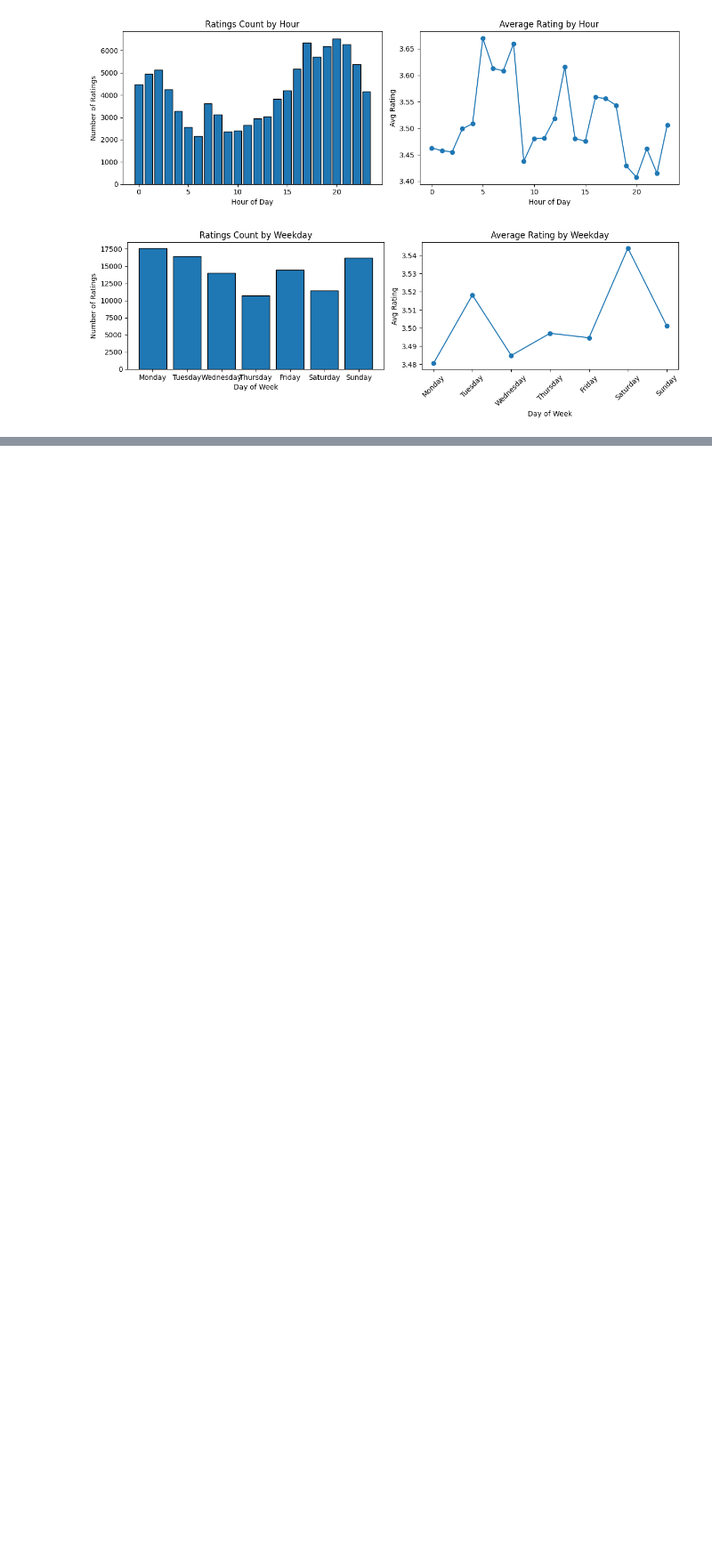
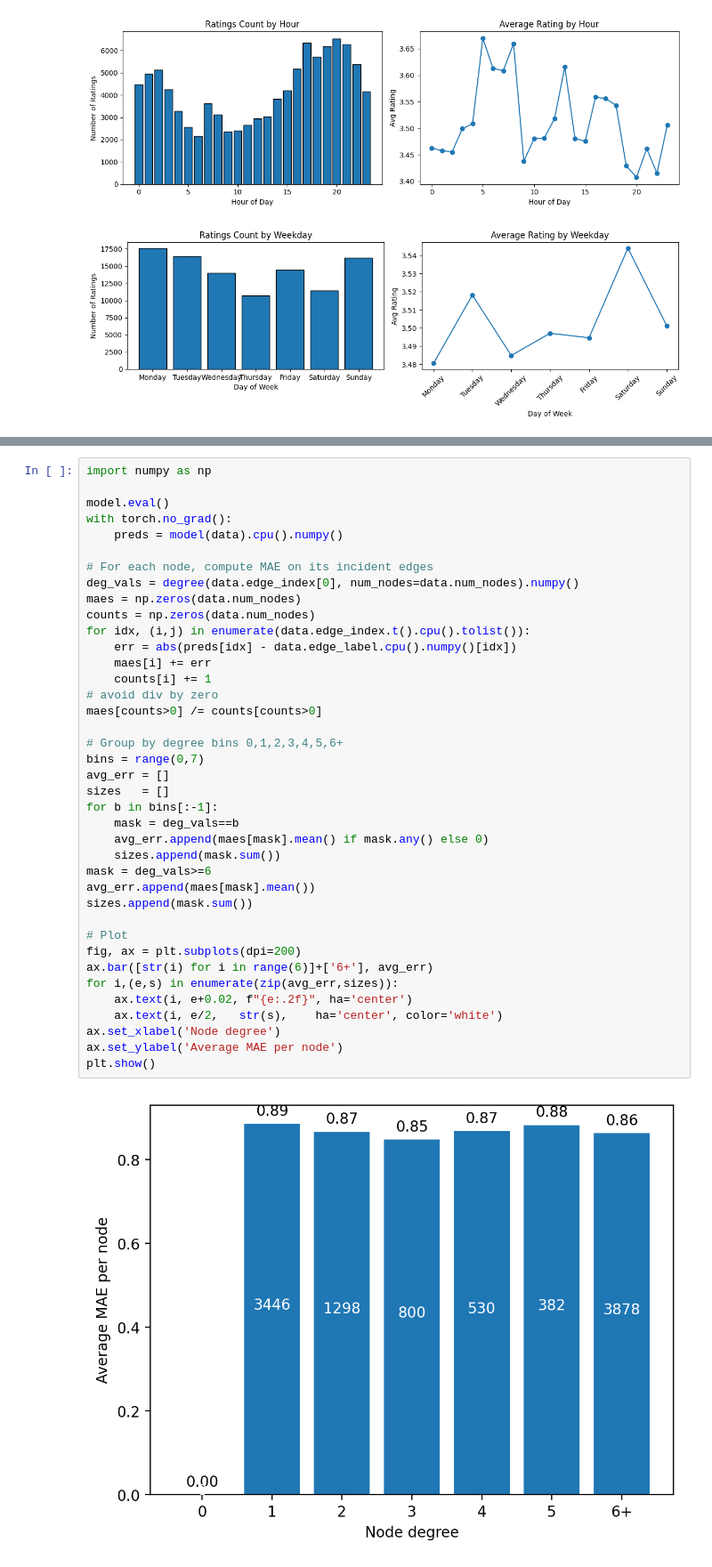
Before and after one commit to Ezio1909/movie-rating-prediction, a Jupyter notebook: playbook.ipynb, the cells around one changed output, grey strips where cells are left out. Shown at 89% size. Cells and saved outputs as stored; diff of their text form; blank space fills up the shorter version.

```diff
--- a/playbook.ipynb
+++ b/playbook.ipynb
@@ -1297,0 +901,41 @@ Test RMSE: 1.0160
+# %%
+import numpy as np
+
+model.eval()
+with torch.no_grad():
+    preds = model(data).cpu().numpy()
+
+# For each node, compute MAE on its incident edges
+deg_vals = degree(data.edge_index[0], num_nodes=data.num_nodes).numpy()
+maes = np.zeros(data.num_nodes)
+counts = np.zeros(data.num_nodes)
+for idx, (i,j) in enumerate(data.edge_index.t().cpu().tolist()):
+    err = abs(preds[idx] - data.edge_label.cpu().numpy()[idx])
+    maes[i] += err
+    counts[i] += 1
+# avoid div by zero
+maes[counts>0] /= counts[counts>0]
+
+# Group by degree bins 0,1,2,3,4,5,6+
+bins = range(0,7)
+avg_err = []
+sizes   = []
+for b in bins[:-1]:
+    mask = deg_vals==b
+    avg_err.append(maes[mask].mean() if mask.any() else 0)
+    sizes.append(mask.sum())
+mask = deg_vals>=6
+avg_err.append(maes[mask].mean())
+sizes.append(mask.sum())
+
+# Plot
+fig, ax = plt.subplots(dpi=200)
+ax.bar([str(i) for i in range(6)]+['6+'], avg_err)
+for i,(e,s) in enumerate(zip(avg_err,sizes)):
+    ax.text(i, e+0.02, f"{e:.2f}", ha='center')
+    ax.text(i, e/2,   str(s),    ha='center', color='white')
+ax.set_xlabel('Node degree')
+ax.set_ylabel('Average MAE per node')
+plt.show()
+# %% [output]
+[figure, added]
```
Also changed, not shown: parts of 29 cells of this notebook, 12 other files.
